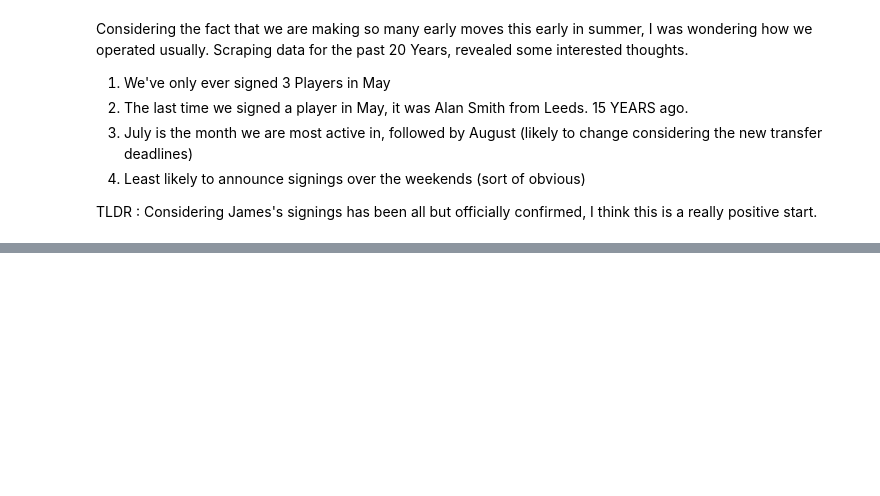
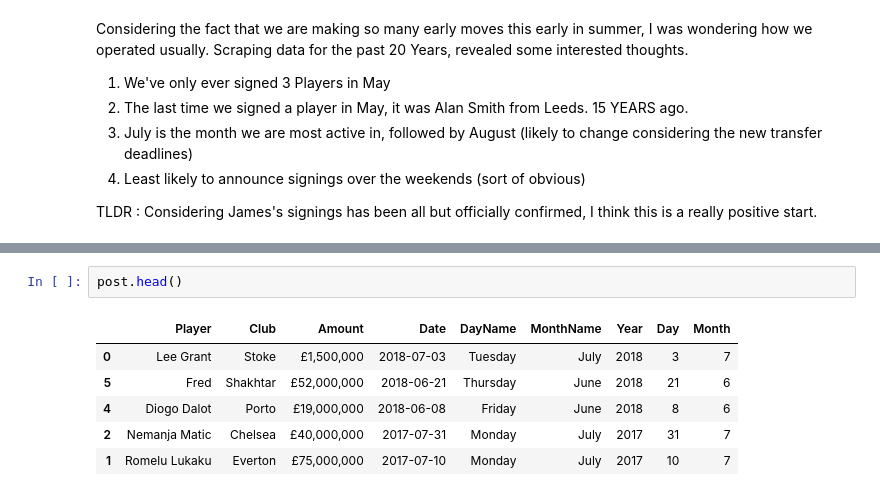
Before and after one commit to rkaahean/fbtyics, a Jupyter notebook: Signing Date Analysis/Date Signings are made.ipynb, the cells around one changed output, grey strips where cells are left out. Drawn from its saved outputs; the diff is of its cells as text; blank space fills up the shorter version.

```diff
--- a/Signing Date Analysis/Date Signings are made.ipynb
+++ b/Signing Date Analysis/Date Signings are made.ipynb
@@ -160,0 +175,9 @@ TLDR : Considering James's signings has been all but officially confirmed, I thi
+# %%
+post.head()
+# %% [output]
+|  | Player | Club | Amount | Date | DayName | MonthName | Year | Day | Month |
+| 0 | Lee Grant | Stoke | £1,500,000 | 2018-07-03 | Tuesday | July | 2018 | 3 | 7 |
+| 5 | Fred | Shakhtar | £52,000,000 | 2018-06-21 | Thursday | June | 2018 | 21 | 6 |
+| 4 | Diogo Dalot | Porto | £19,000,000 | 2018-06-08 | Friday | June | 2018 | 8 | 6 |
+| 2 | Nemanja Matic | Chelsea | £40,000,000 | 2017-07-31 | Monday | July | 2017 | 31 | 7 |
+| 1 | Romelu Lukaku | Everton | £75,000,000 | 2017-07-10 | Monday | July | 2017 | 10 | 7 |
```
Also changed, not shown: parts of 9 cells of this notebook, 1 other file.
